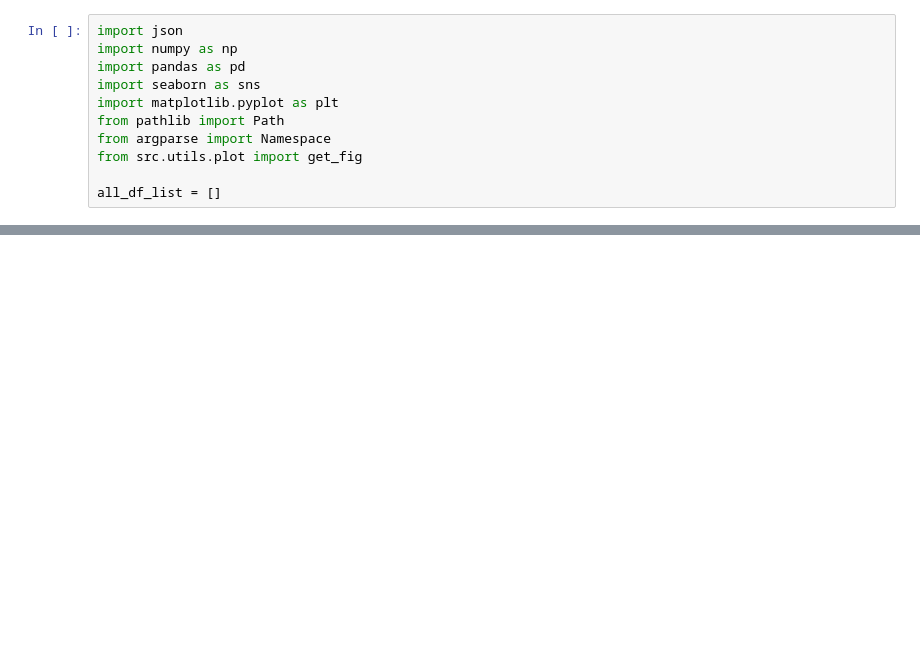
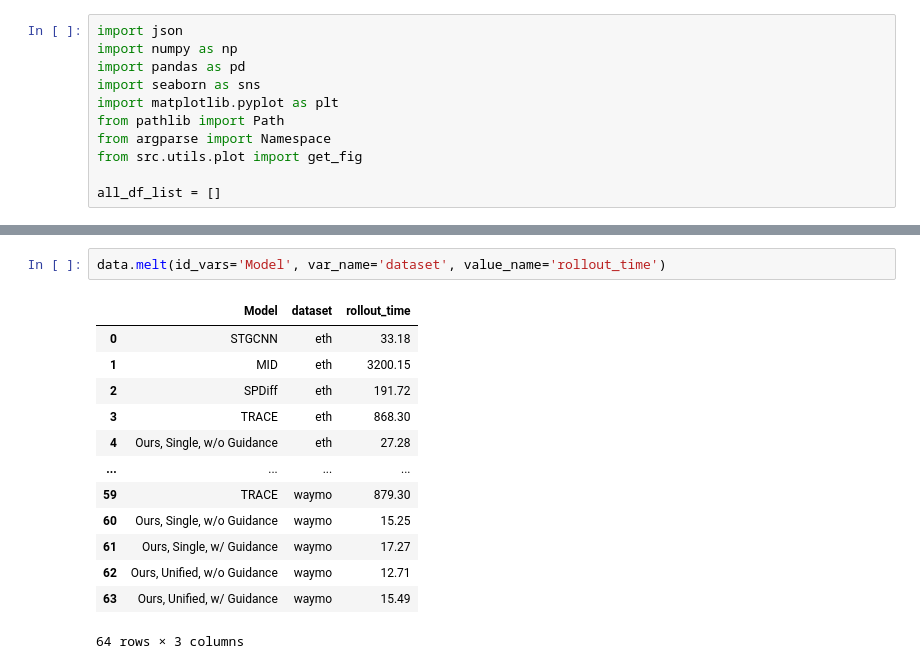
Before and after one commit to yuzhTHU/HuaweiCrowdSimulationCodeRelease, a Jupyter notebook: scripts/260204检查推断时间随规模变化.ipynb, the cells around one changed output, grey strips where cells are left out. Cells and saved outputs as stored; diff of their text form; blank space fills up the shorter version.

```diff
--- a/scripts/260204检查推断时间随规模变化.ipynb
+++ b/scripts/260204检查推断时间随规模变化.ipynb
@@ -80 +90,17 @@ KeyError: 'accuracy'
+# %%
+data.melt(id_vars='Model', var_name='dataset', value_name='rollout_time')
+# %% [output]
+|  | Model | dataset | rollout_time |
+| 0 | STGCNN | eth | 33.18 |
+| 1 | MID | eth | 3200.15 |
+| 2 | SPDiff | eth | 191.72 |
+| 3 | TRACE | eth | 868.30 |
+| 4 | Ours, Single, w/o Guidance | eth | 27.28 |
+| ... | ... | ... | ... |
+| 59 | TRACE | waymo | 879.30 |
+| 60 | Ours, Single, w/o Guidance | waymo | 15.25 |
+| 61 | Ours, Single, w/ Guidance | waymo | 17.27 |
+| 62 | Ours, Unified, w/o Guidance | waymo | 12.71 |
+| 63 | Ours, Unified, w/ Guidance | waymo | 15.49 |
+64 rows × 3 columns
 # %%
```
Also changed, not shown: parts of 4 cells of this notebook, 8 other files.
